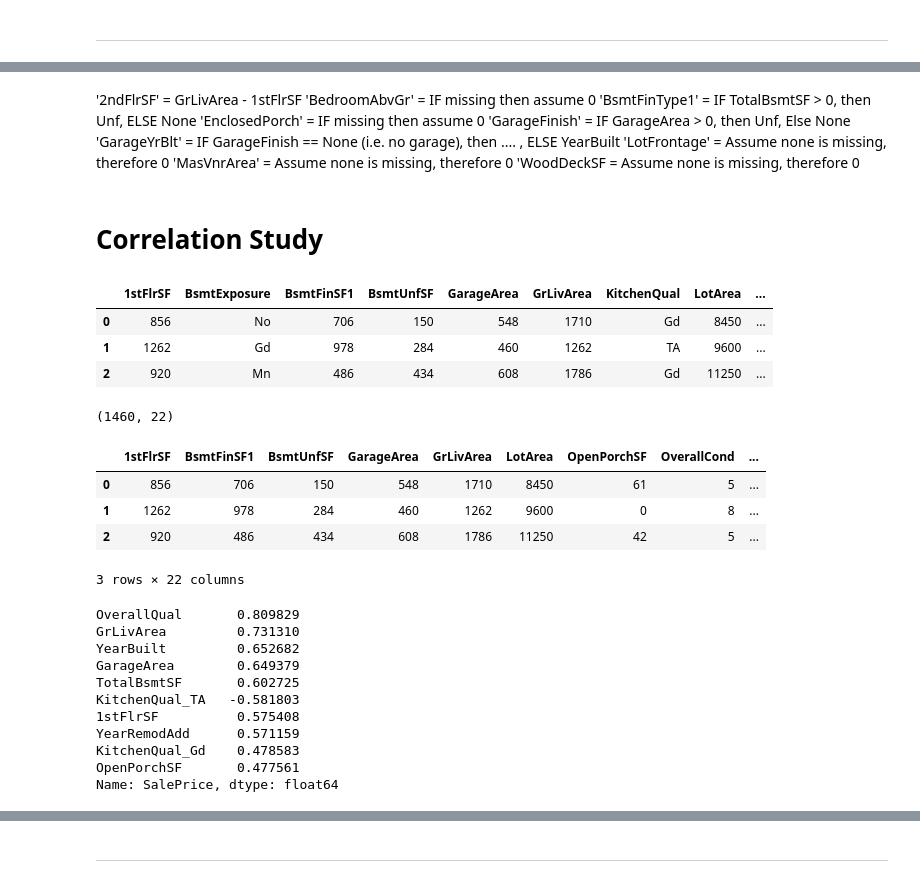
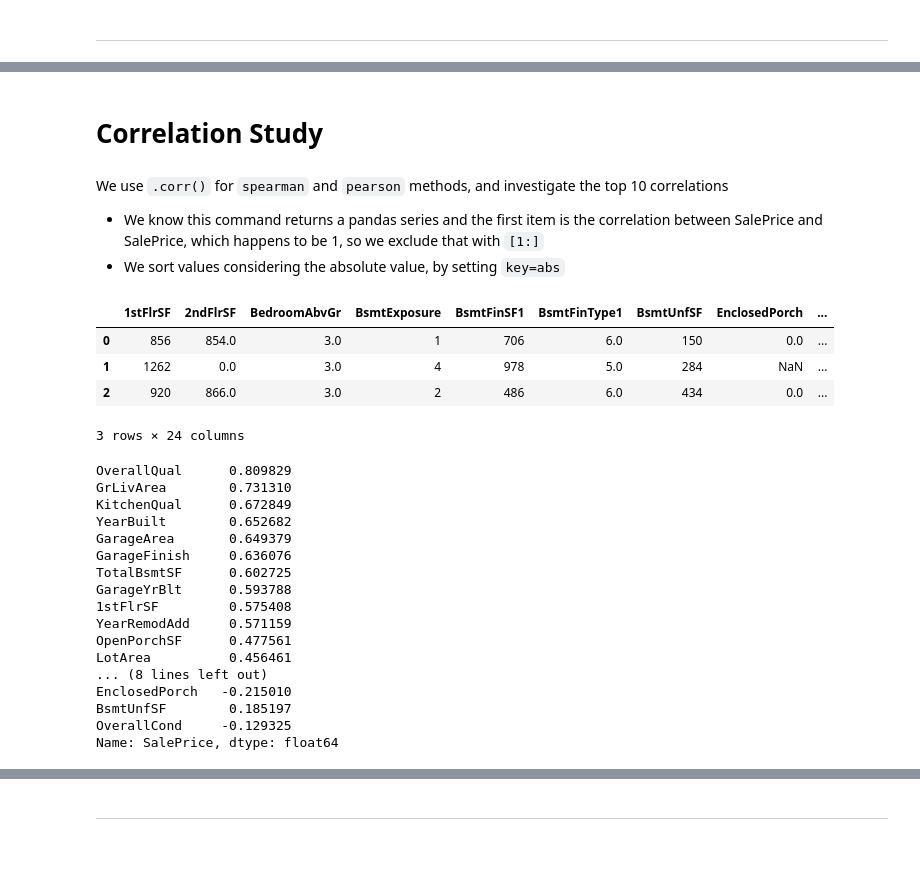
Before and after one commit to CMed01/milestone-project-5, a Jupyter notebook: jupyter_notebooks/02 - SalePrice study.ipynb, the cells around one changed output, grey strips where cells are left out. Cells and saved outputs as stored; diff of their text form; code cells hidden in the pictures; blank space fills up the shorter version.

Commit message:
Conduct SalePrice Study

```diff
--- a/jupyter_notebooks/02 - SalePrice study.ipynb
+++ b/jupyter_notebooks/02 - SalePrice study.ipynb
@@ -103,52 +83,38 @@ else:
-# %% [markdown]
-'2ndFlrSF' = GrLivArea - 1stFlrSF
-'BedroomAbvGr' = IF missing then assume 0
-'BsmtFinType1' = IF TotalBsmtSF > 0, then Unf, ELSE None
-'EnclosedPorch' = IF missing then assume 0
-'GarageFinish' = IF GarageArea > 0, then Unf, Else None
-'GarageYrBlt' = IF GarageFinish == None (i.e. no garage), then .... , ELSE YearBuilt
-'LotFrontage' = Assume none is missing, therefore 0
-'MasVnrArea' = Assume none is missing, therefore 0
-'WoodDeckSF = Assume none is missing, therefore 0
 # %% [markdown]
 # Correlation Study
+# %% [markdown]
+We use `.corr()` for `spearman` and `pearson` methods, and investigate the top 10 correlations
+* We know this command returns a pandas series and the first item is the correlation between SalePrice and SalePrice, which happens to be 1, so we exclude that with `[1:]`
+* We sort values considering the absolute value, by setting `key=abs`
 # %%
 import pandas as pd
-df_drop_missing = (pd.read_csv("outputs/datasets/collection/house_prices_records.csv")
-    .drop(['2ndFlrSF','BedroomAbvGr','BsmtFinType1','EnclosedPorch','GarageFinish','GarageYrBlt','LotFrontage','MasVnrArea','WoodDeckSF'], axis=1)
-    )
-df_drop_missing.head(3)
+df = (pd.read_csv("outputs/datasets/collection/house_prices_records.csv"))
+df.head(3)
 # %% [output]
-|  | 1stFlrSF | BsmtExposure | BsmtFinSF1 | BsmtUnfSF | GarageArea | GrLivArea | KitchenQual | LotArea | ... |
-| 0 | 856 | No | 706 | 150 | 548 | 1710 | Gd | 8450 | ... |
-| 1 | 1262 | Gd | 978 | 284 | 460 | 1262 | TA | 9600 | ... |
-| 2 | 920 | Mn | 486 | 434 | 608 | 1786 | Gd | 11250 | ... |
+|  | 1stFlrSF | 2ndFlrSF | BedroomAbvGr | BsmtExposure | BsmtFinSF1 | BsmtFinType1 | BsmtUnfSF | EnclosedPorch | ... |
+| 0 | 856 | 854.0 | 3.0 | 1 | 706 | 6.0 | 150 | 0.0 | ... |
+| 1 | 1262 | 0.0 | 3.0 | 4 | 978 | 5.0 | 284 | NaN | ... |
+| 2 | 920 | 866.0 | 3.0 | 2 | 486 | 6.0 | 434 | 0.0 | ... |
+3 rows × 24 columns
-# %%
-from feature_engine.encoding import OneHotEncoder
-encoder = OneHotEncoder(variables=df_drop_missing.columns[df.dtypes=='object'].to_list(), drop_last=False)
-df_ohe = encoder.fit_transform(df)
-print(df_ohe.shape)
-df_ohe.head(3)
-# %% [output]
-(1460, 22)
-|  | 1stFlrSF | BsmtFinSF1 | BsmtUnfSF | GarageArea | GrLivArea | LotArea | OpenPorchSF | OverallCond | ... |
-| 0 | 856 | 706 | 150 | 548 | 1710 | 8450 | 61 | 5 | ... |
-| 1 | 1262 | 978 | 284 | 460 | 1262 | 9600 | 0 | 8 | ... |
-| 2 | 920 | 486 | 434 | 608 | 1786 | 11250 | 42 | 5 | ... |
-3 rows × 22 columns
 # %%
-corr_spearman = df_ohe.corr(method='spearman')['SalePrice'].sort_values(key=abs, ascending=False)[1:].head(10)
+corr_spearman = df.corr(method='spearman')['SalePrice'].sort_values(key=abs, ascending=False)[1:].head(24)
 corr_spearman
 # %% [output]
-OverallQual       0.809829
-GrLivArea         0.731310
-YearBuilt         0.652682
-GarageArea        0.649379
-TotalBsmtSF       0.602725
-KitchenQual_TA   -0.581803
-1stFlrSF          0.575408
-YearRemodAdd      0.571159
-KitchenQual_Gd    0.478583
-OpenPorchSF       0.477561
+OverallQual      0.809829
+GrLivArea        0.731310
+KitchenQual      0.672849
+YearBuilt        0.652682
+GarageArea       0.649379
+GarageFinish     0.636076
+TotalBsmtSF      0.602725
+GarageYrBlt      0.593788
+1stFlrSF         0.575408
+YearRemodAdd     0.571159
+OpenPorchSF      0.477561
+LotArea          0.456461
+... (8 lines left out)
+EnclosedPorch   -0.215010
+BsmtUnfSF        0.185197
+OverallCond     -0.129325
 Name: SalePrice, dtype: float64
 # %%
```
Also changed, not shown: parts of 30 cells of this notebook.
